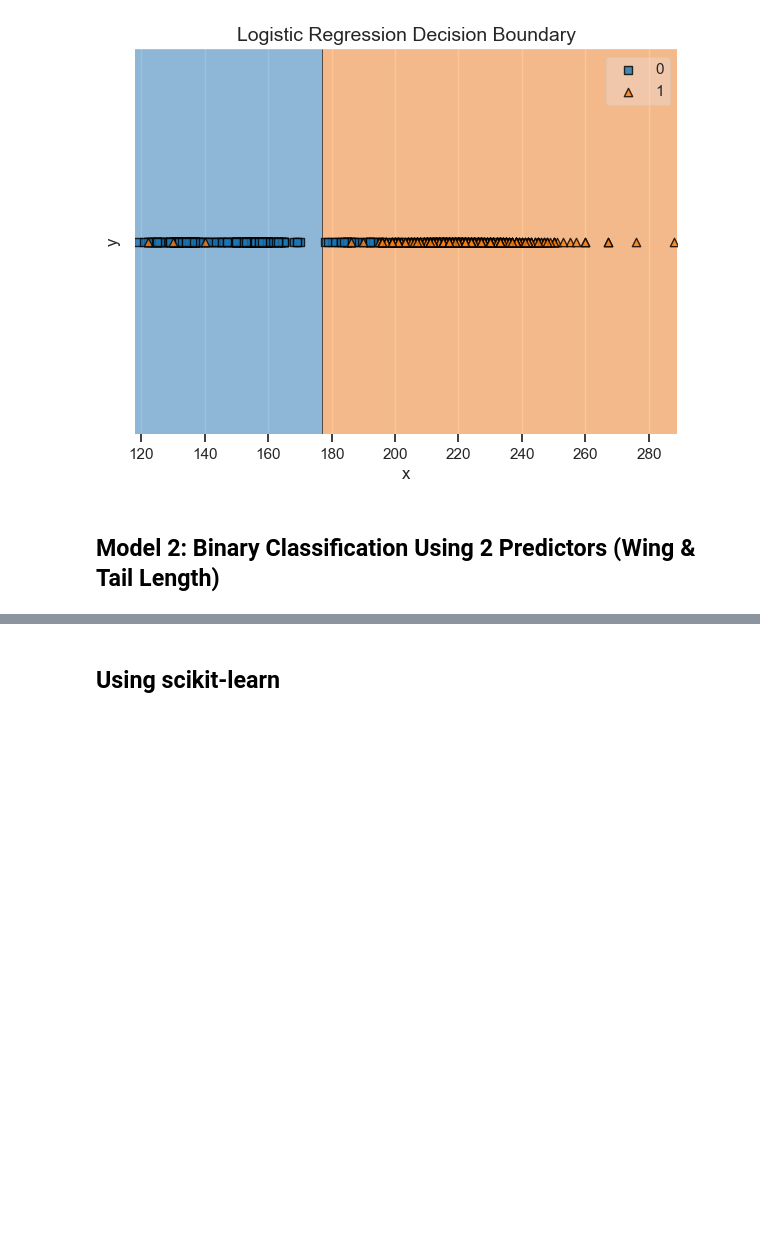
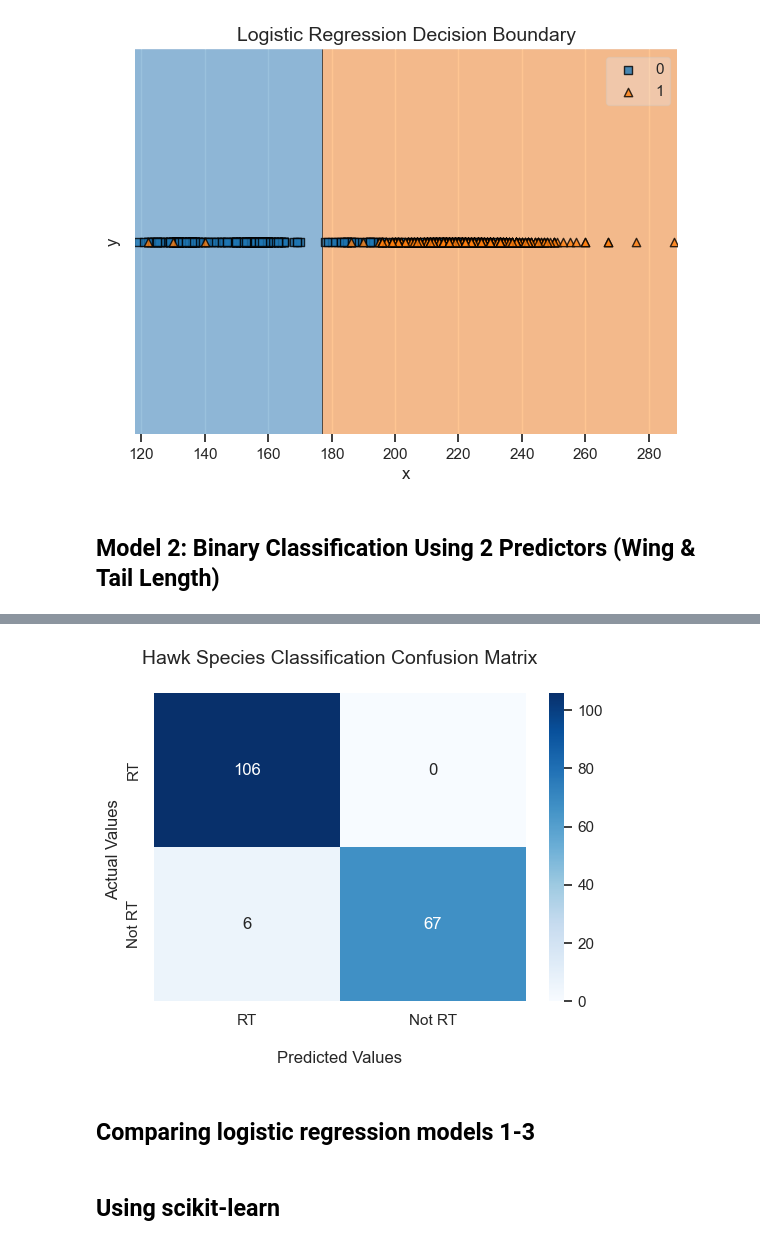
Before and after one commit to kary5678/INDE-577, a Jupyter notebook: supervised-learning/logistic_regression/logistic_regression.ipynb, the cells around one changed output, grey strips where cells are left out. Saved outputs shown, nothing was run; the diff lists cells and outputs as text; code cells hidden in the pictures; blank space fills up the shorter version.

```diff
--- a/supervised-learning/logistic_regression/logistic_regression.ipynb
+++ b/supervised-learning/logistic_regression/logistic_regression.ipynb
@@ -300,0 +344,7 @@ lr_model.plot_decision_boundary(X, y)
+# %%
+X3 = hawks[["Wing", "Tail", "Weight", "Hallux", "Culmen"]].to_numpy()
+X_train3, X_test3, y_train3, y_test3 = train_test_split(X3, y, test_size=0.20, random_state=1)
+# %%
+# Train the logistic regression model
+lr_model3 = LogisticRegression()
+lr_model3.train(X_train3, y_train3, 0.0001, 5000)
@@ -300,0 +368,4 @@ lr_model.plot_decision_boundary(X, y)
+# %%
+# Obtain predictions for testing set and find the test accuracy
+y_test_pred3 = lr_model3.predict(X_test3)
+print("Testing accuracy:", sum(y_test3 == y_test_pred3) / len(y_test3))
@@ -301,3 +385,10 @@ lr_model.plot_decision_boundary(X, y)
+# %%
+plot_RT_confusion_matrix(y_test3, y_test_pred3)
+plt.show()
+# %% [output]
+[figure, added]
+# %% [markdown]
+## Comparing logistic regression models 1-3
 # %% [markdown]
 ## Using scikit-learn
 # %%
```
Also changed, not shown: parts of 24 cells of this notebook.
